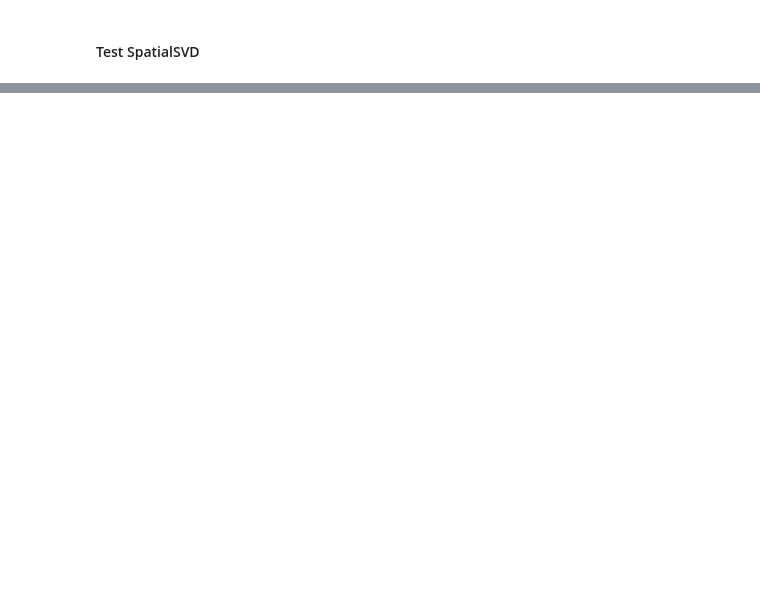
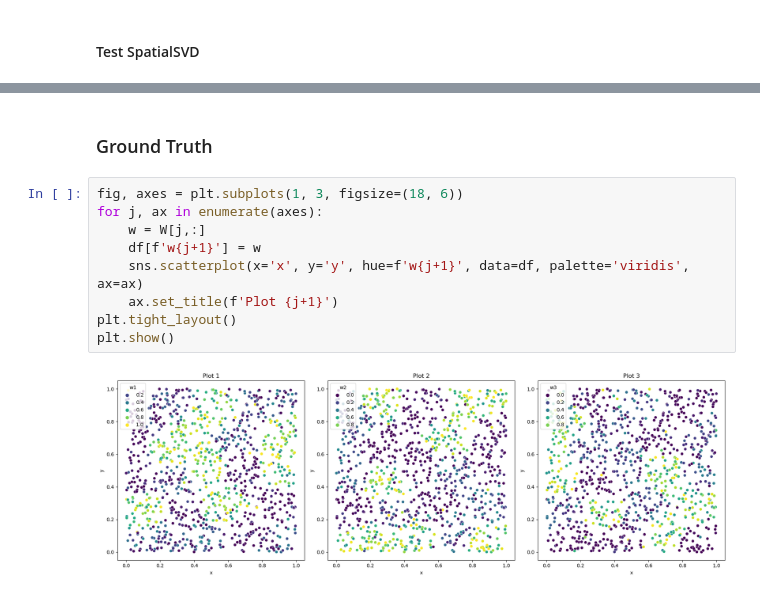
Before and after one commit to kelseyj3411/SpLSI, a Jupyter notebook: example.ipynb, the cells around one changed output, grey strips where cells are left out. Saved outputs shown, nothing was run; the diff lists cells and outputs as text; blank space fills up the shorter version.

```diff
--- a/example.ipynb
+++ b/example.ipynb
@@ -102,0 +157,13 @@ U, lambd, errors = update_U_tilde(X, L, V, weights, folds, path, mst, srn, lambd
+# %% [markdown]
+### Ground Truth
+# %%
+fig, axes = plt.subplots(1, 3, figsize=(18, 6))
+for j, ax in enumerate(axes):
+    w = W[j,:]
+    df[f'w{j+1}'] = w
+    sns.scatterplot(x='x', y='y', hue=f'w{j+1}', data=df, palette='viridis', ax=ax)
+    ax.set_title(f'Plot {j+1}')
+plt.tight_layout()
+plt.show()
+# %% [output]
+[figure, added]
```
Also changed, not shown: parts of 14 cells of this notebook, 7 other files.
